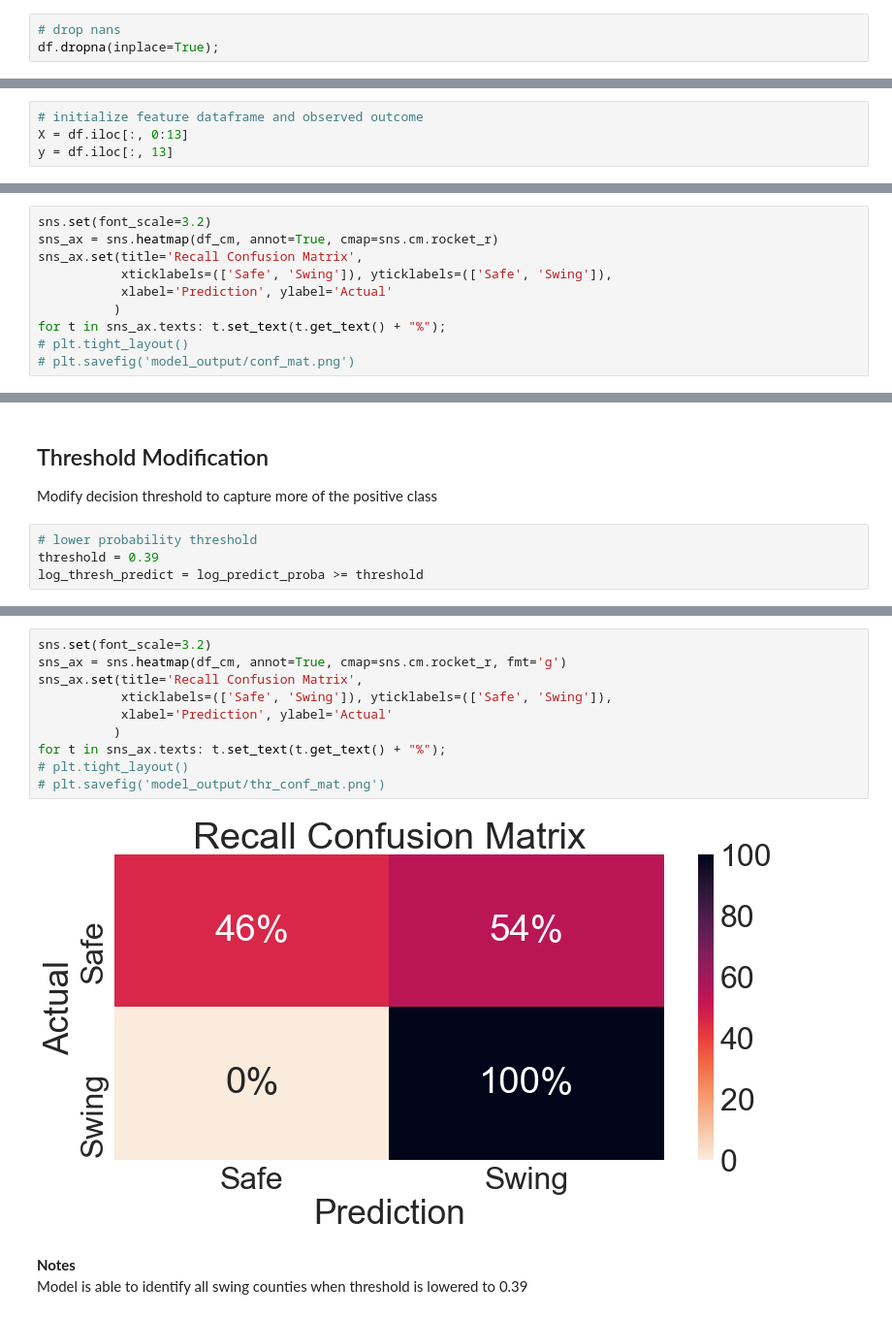
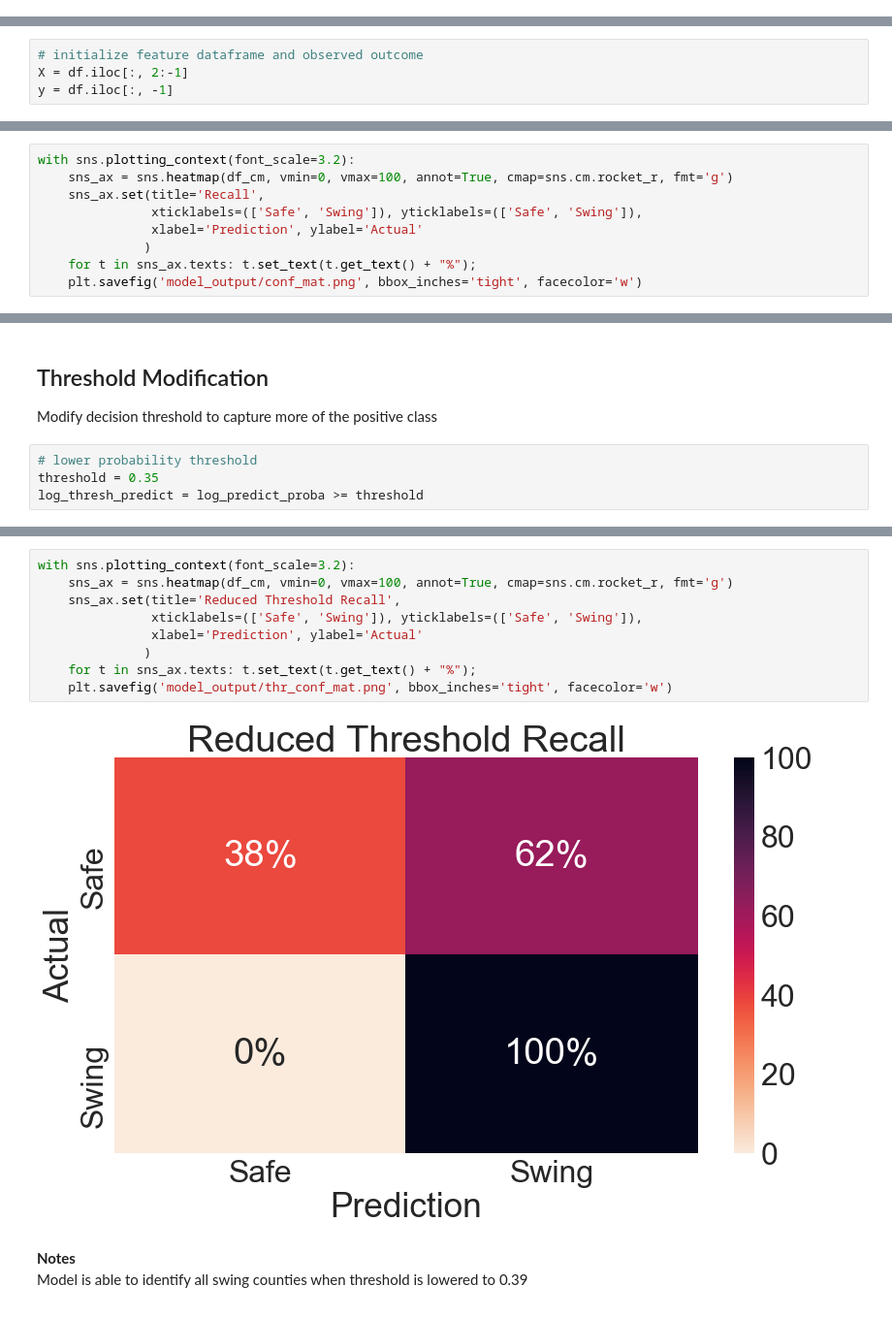
Before and after one commit to kevscon/Project-3, a Jupyter notebook: modeling.ipynb, the cells around one changed output, grey strips where cells are left out. Shown: that part at 97% size. Cells and saved outputs as stored; diff of their text form.

```diff
--- a/modeling.ipynb
+++ b/modeling.ipynb
@@ -102,12 +167,9 @@ df.head()
-# %%
-# drop nans
-df.dropna(inplace=True);
 # %% [markdown]
 ## Dataframes
 # %%
 # initialize feature dataframe and observed outcome
-X = df.iloc[:, 0:13]
-y = df.iloc[:, 13]
+X = df.iloc[:, 2:-1]
+y = df.iloc[:, -1]
 # %% [markdown]
 ## EDA
 # %%
@@ -991,11 +1072,10 @@ df_cm
 # %%
-sns.set(font_scale=3.2)
-sns_ax = sns.heatmap(df_cm, annot=True, cmap=sns.cm.rocket_r)
-sns_ax.set(title='Recall Confusion Matrix',
-           xticklabels=(['Safe', 'Swing']), yticklabels=(['Safe', 'Swing']),
-           xlabel='Prediction', ylabel='Actual'
-          )
-for t in sns_ax.texts: t.set_text(t.get_text() + "%");
-# plt.tight_layout()
-# plt.savefig('model_output/conf_mat.png')
+with sns.plotting_context(font_scale=3.2):
+    sns_ax = sns.heatmap(df_cm, vmin=0, vmax=100, annot=True, cmap=sns.cm.rocket_r, fmt='g')
+    sns_ax.set(title='Recall',
+               xticklabels=(['Safe', 'Swing']), yticklabels=(['Safe', 'Swing']),
+               xlabel='Prediction', ylabel='Actual'
+              )
+    for t in sns_ax.texts: t.set_text(t.get_text() + "%");
+    plt.savefig('model_output/conf_mat.png', bbox_inches='tight', facecolor='w')
 # %% [output]
@@ -1005,7 +1085,7 @@ for t in sns_ax.texts: t.set_text(t.get_text() + "%");
 Modify decision threshold to capture more of the positive class
 # %%
 # lower probability threshold
-threshold = 0.39
+threshold = 0.35
 log_thresh_predict = log_predict_proba >= threshold
 # %%
 print(metrics.classification_report(y_test, log_thresh_predict))
@@ -1038,16 +1118,15 @@ df_cm
 | 1 | 0.0 | 100.0 |
 # %%
-sns.set(font_scale=3.2)
-sns_ax = sns.heatmap(df_cm, annot=True, cmap=sns.cm.rocket_r, fmt='g')
-sns_ax.set(title='Recall Confusion Matrix',
-           xticklabels=(['Safe', 'Swing']), yticklabels=(['Safe', 'Swing']),
-           xlabel='Prediction', ylabel='Actual'
-          )
-for t in sns_ax.texts: t.set_text(t.get_text() + "%");
-# plt.tight_layout()
-# plt.savefig('model_output/thr_conf_mat.png')
+with sns.plotting_context(font_scale=3.2):
+    sns_ax = sns.heatmap(df_cm, vmin=0, vmax=100, annot=True, cmap=sns.cm.rocket_r, fmt='g')
+    sns_ax.set(title='Reduced Threshold Recall',
+               xticklabels=(['Safe', 'Swing']), yticklabels=(['Safe', 'Swing']),
+               xlabel='Prediction', ylabel='Actual'
+              )
+    for t in sns_ax.texts: t.set_text(t.get_text() + "%");
+    plt.savefig('model_output/thr_conf_mat.png', bbox_inches='tight', facecolor='w')
 # %% [output]
-[figure, old version]
+[figure, new version]
 # %% [markdown]
 **Notes**
 Model is able to identify all swing counties when threshold is lowered to 0.39
```
Also changed, not shown: parts of 115 cells of this notebook, 4 other files.
